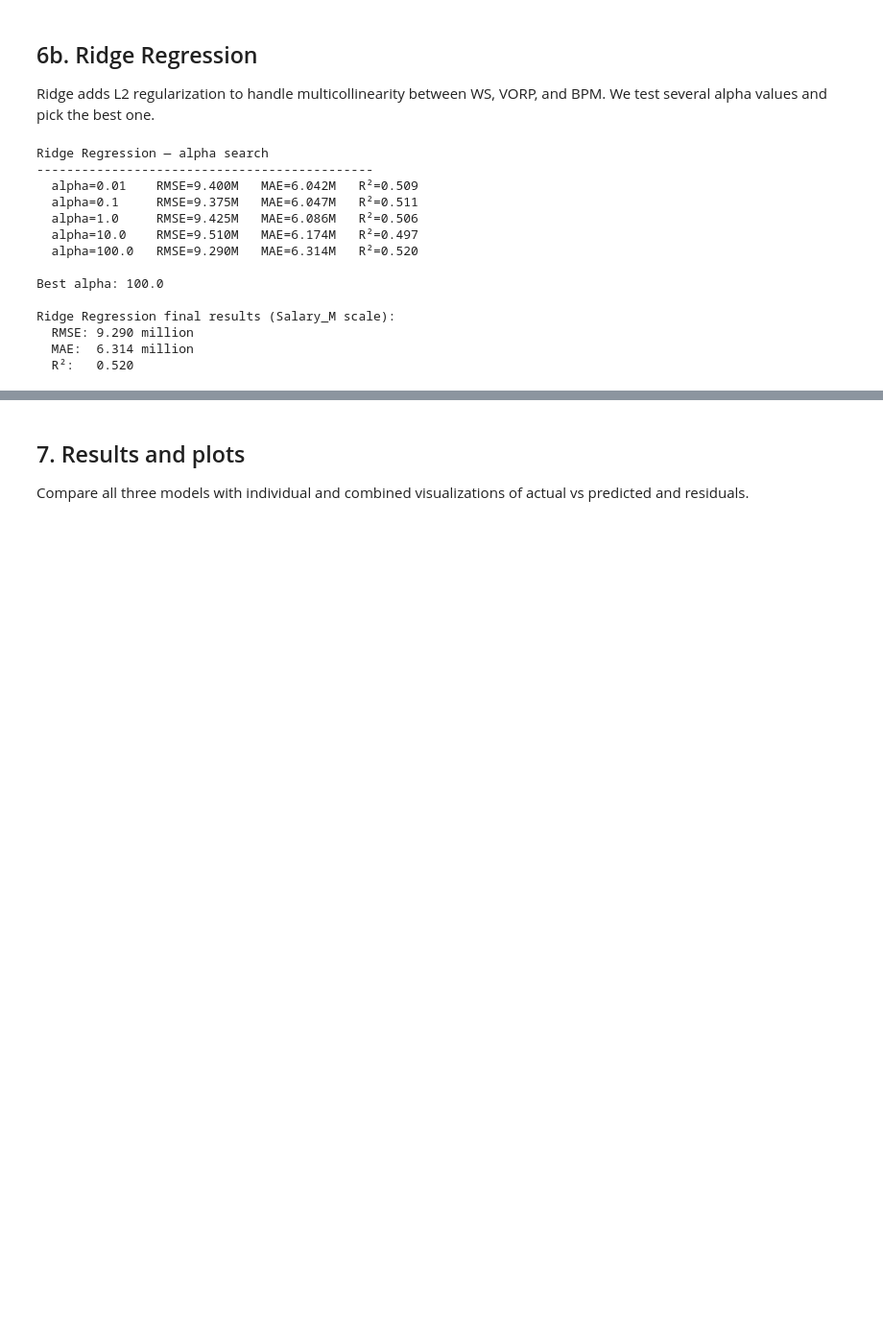
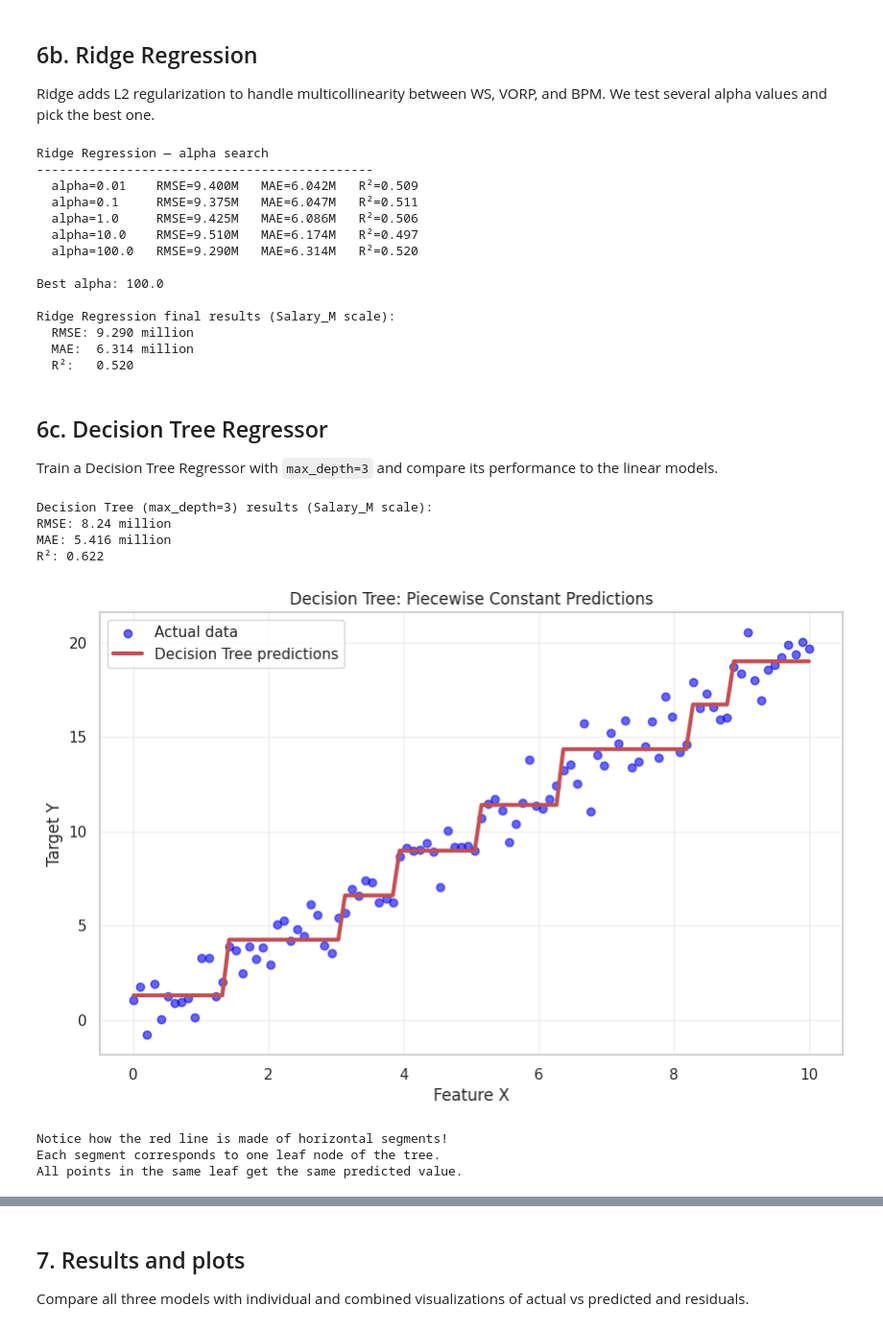
Before and after one commit to Brett-Dowling/NBAsalaryPredictor, a Jupyter notebook: baseline_salary_prediction.ipynb, the cells around one changed output, grey strips where cells are left out. Shown at 96% size. Drawn from its saved outputs; the diff is of its cells as text; code cells hidden in the pictures; blank space fills up the shorter version.

Commit message:
Decision Trees & Random Forest Implementation

```diff
--- a/baseline_salary_prediction.ipynb
+++ b/baseline_salary_prediction.ipynb
@@ -213,3 +215,56 @@ Ridge Regression final results (Salary_M scale):
   RMSE: 9.290 million
   MAE:  6.314 million
   R²:   0.520
+# %% [markdown]
+## 6c. Decision Tree Regressor
+
+Train a Decision Tree Regressor with `max_depth=3` and compare its performance to the linear models.
+# %%
+dt_model = DecisionTreeRegressor(max_depth=3, random_state=42)
+dt_model.fit(X_train_scaled, y_train)
+y_pred_dt = dt_model.predict(X_test_scaled)
+dt_rmse, dt_mae, dt_r2 = evaluate(y_test, y_pred_dt)
+
+print("Decision Tree (max_depth=3) results (Salary_M scale):")
+print("RMSE:", round(dt_rmse, 3), "million")
+print("MAE:", round(dt_mae, 3), "million")
+print("R²:", round(dt_r2, 3))
+# %% [output]
+Decision Tree (max_depth=3) results (Salary_M scale):
+RMSE: 8.24 million
+MAE: 5.416 million
+R²: 0.622
+# %%
+# Let's demonstrate why Decision Trees create "rows" of predictions
+import numpy as np
+import matplotlib.pyplot as plt
+
+# Create a simple 1D example
+X_simple = np.linspace(0, 10, 100).reshape(-1, 1)
+y_simple = 2 * X_simple.ravel() + np.random.normal(0, 1, 100)
+
+# Train a simple decision tree
+from sklearn.tree import DecisionTreeRegressor
+dt_simple = DecisionTreeRegressor(max_depth=3, random_state=42)
+dt_simple.fit(X_simple, y_simple)
+y_pred_simple = dt_simple.predict(X_simple)
+
+# Plot the piecewise constant predictions
+plt.figure(figsize=(10, 6))
+plt.scatter(X_simple, y_simple, alpha=0.6, label='Actual data', color='blue')
+plt.plot(X_simple, y_pred_simple, 'r-', linewidth=3, label='Decision Tree predictions')
+plt.xlabel('Feature X')
+plt.ylabel('Target Y')
+plt.title('Decision Tree: Piecewise Constant Predictions')
+plt.legend()
+plt.grid(True, alpha=0.3)
+plt.show()
+
+print("Notice how the red line is made of horizontal segments!")
+print("Each segment corresponds to one leaf node of the tree.")
+print("All points in the same leaf get the same predicted value.")
+# %% [output]
+[figure, added]
+Notice how the red line is made of horizontal segments!
+Each segment corresponds to one leaf node of the tree.
+All points in the same leaf get the same predicted value.
```
Also changed, not shown: parts of 10 cells of this notebook, 1 other file.
